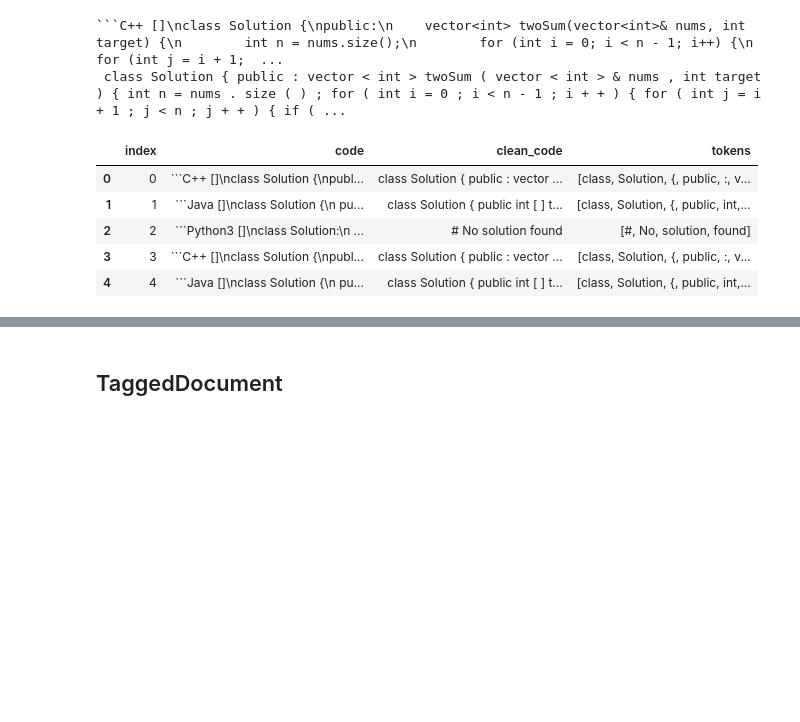
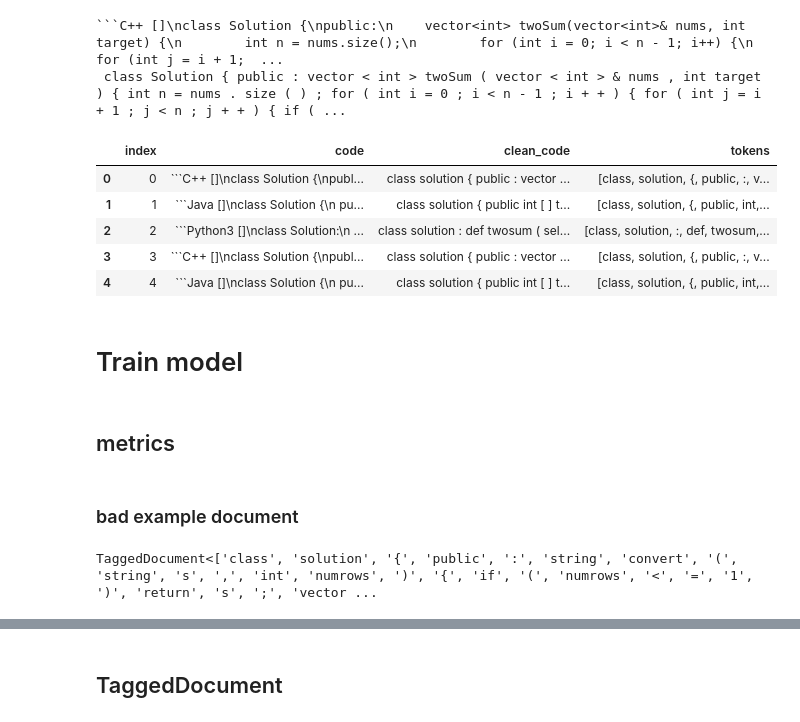
Before and after one commit to hinevics/parser-leetcode, a Jupyter notebook: notebooks/vectorization_reaserch.ipynb, the cells around one changed output, grey strips where cells are left out. Cells and saved outputs as stored; diff of their text form; code cells hidden in the pictures; blank space fills up the shorter version.

Commit message:
use doc2vec for create model

````diff
--- a/notebooks/vectorization_reaserch.ipynb
+++ b/notebooks/vectorization_reaserch.ipynb
@@ -195,9 +174,35 @@ code_data = code_data.assign(tokens=code_data.clean_code.map(code_tokenize))
 # %%
+import spacy
+
+nlp = spacy.load("en_core_web_sm")
+
+def clean_code(text: str):
+    text = text.lower()
+    text = re.sub(pattern=r'\`\`\`.+? \[\]', string=text, repl='')
+    text = re.sub(pattern=r'\\n', string=text, repl=r' ')
+    # text = re.sub(pattern=r'\s+', string=text, repl=' ')
+    text = re.sub(pattern=r'\`', string=text, repl='')
+    text = re.sub(pattern=r'\\n', string=text, repl=r' ')
+    text = re.sub(r'\W', lambda match: ' ' + match.group(0) + ' ', text)
+    text = re.sub(r'\w+', lambda match: ' ' + match.group(0) + ' ', text)
+    text = re.sub(pattern='\s+', repl=' ', string=text)
+    return text
+
+def code_tokenize(text: str):
+    doc = nlp(text)
+    token = [i for i in map(lambda x: f'{x.text}', list(doc)) if i != ' ']
+    return token
+
+code_data = code_data.assign(clean_code=code_data.code.map(clean_code))
+code_data = code_data.assign(tokens=code_data.clean_code.map(code_tokenize))
+
 code_data.head()
 # %% [output]
 |  | index | code | clean_code | tokens |
-| 0 | 0 | ```C++ []\nclass Solution {\npubl... | class Solution { public : vector ... | [class, Solution, {, public, :, v... |
-| 1 | 1 | ```Java []\nclass Solution {\n pu... | class Solution { public int [ ] t... | [class, Solution, {, public, int,... |
-| 2 | 2 | ```Python3 []\nclass Solution:\n ... | # No solution found | [#, No, solution, found] |
-| 3 | 3 | ```C++ []\nclass Solution {\npubl... | class Solution { public : vector ... | [class, Solution, {, public, :, v... |
-| 4 | 4 | ```Java []\nclass Solution {\n pu... | class Solution { public int [ ] t... | [class, Solution, {, public, int,... |
+| 0 | 0 | ```C++ []\nclass Solution {\npubl... | class solution { public : vector ... | [class, solution, {, public, :, v... |
+| 1 | 1 | ```Java []\nclass Solution {\n pu... | class solution { public int [ ] t... | [class, solution, {, public, int,... |
+| 2 | 2 | ```Python3 []\nclass Solution:\n ... | class solution : def twosum ( sel... | [class, solution, :, def, twosum,... |
+| 3 | 3 | ```C++ []\nclass Solution {\npubl... | class solution { public : vector ... | [class, solution, {, public, :, v... |
+| 4 | 4 | ```Java []\nclass Solution {\n pu... | class solution { public int [ ] t... | [class, solution, {, public, int,... |
+# %% [markdown]
+# Train model
@@ -203,0 +213,43 @@ code_data.head()
+# %% [markdown]
+## metrics
+# %% [markdown]
+### bad example document
+# %%
+# Код из тругого задания
+test_doc_bad = """class Solution {
+public:
+
+    string convert(string s, int numRows) {
+
+    if(numRows <= 1) return s;
+
+    vector<string>v(numRows, "");
+
+    int j = 0, dir = -1;
+
+    for(int i = 0; i < s.length(); i++)
+    {
+
+        if(j == numRows - 1 || j == 0) dir *= (-1);
+        v[j] += s[i];
+
+        if(dir == 1) j++;
+
+        else j--;
+    }
+
+    string res;
+
+    for(auto &it : v) res += it;
+
+    return res;
+
+    }
+};"""
+
+test_doc_bad = clean_code(test_doc_bad)
+tokens_test_doc_bad = code_tokenize(test_doc_bad)
+tagged_test_doc_bad = tagged_docs(i='TEST_ID', doc=tokens_test_doc_bad)
+print(tagged_test_doc_bad)
+# %% [output]
+TaggedDocument<['class', 'solution', '{', 'public', ':', 'string', 'convert', '(', 'string', 's', ',', 'int', 'numrows', ')', '{', 'if', '(', 'numrows', '<', '=', '1', ')', 'return', 's', ';', 'vector ...
````
Also changed, not shown: parts of 16 cells of this notebook.
